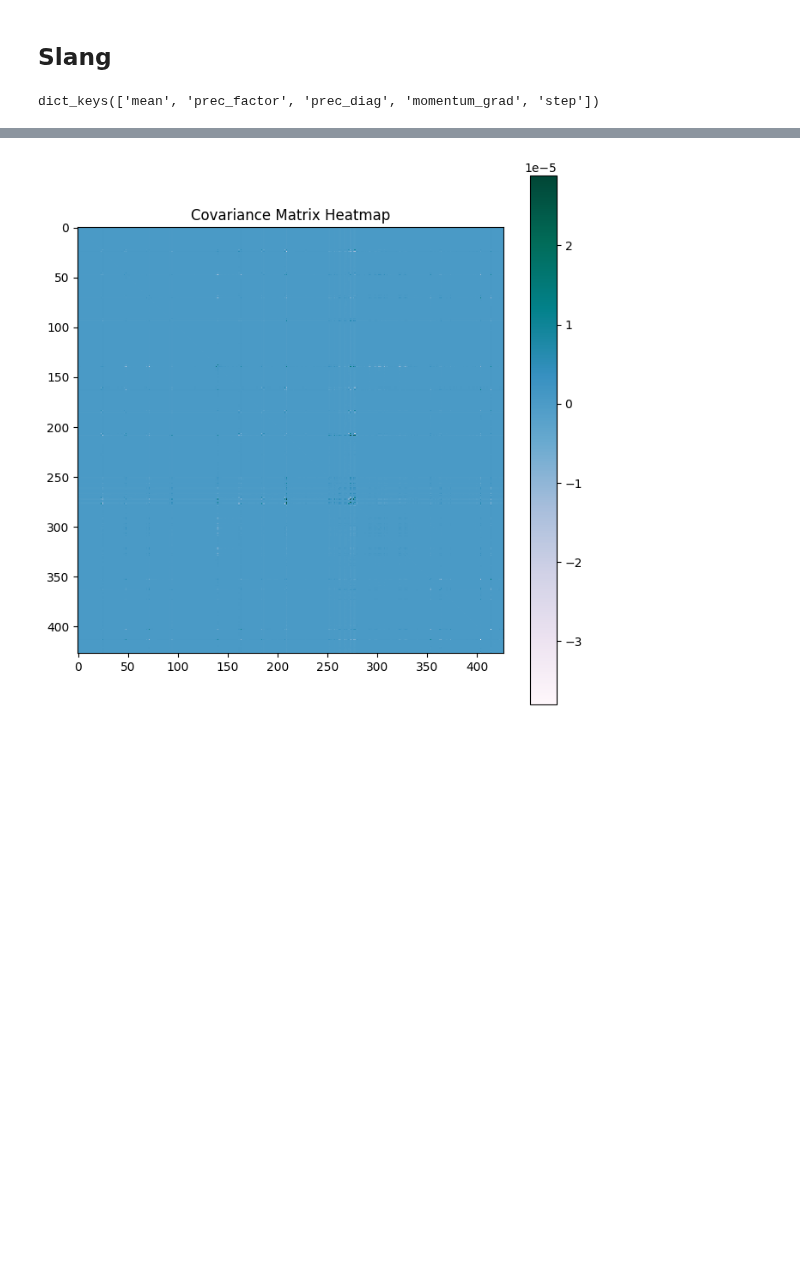
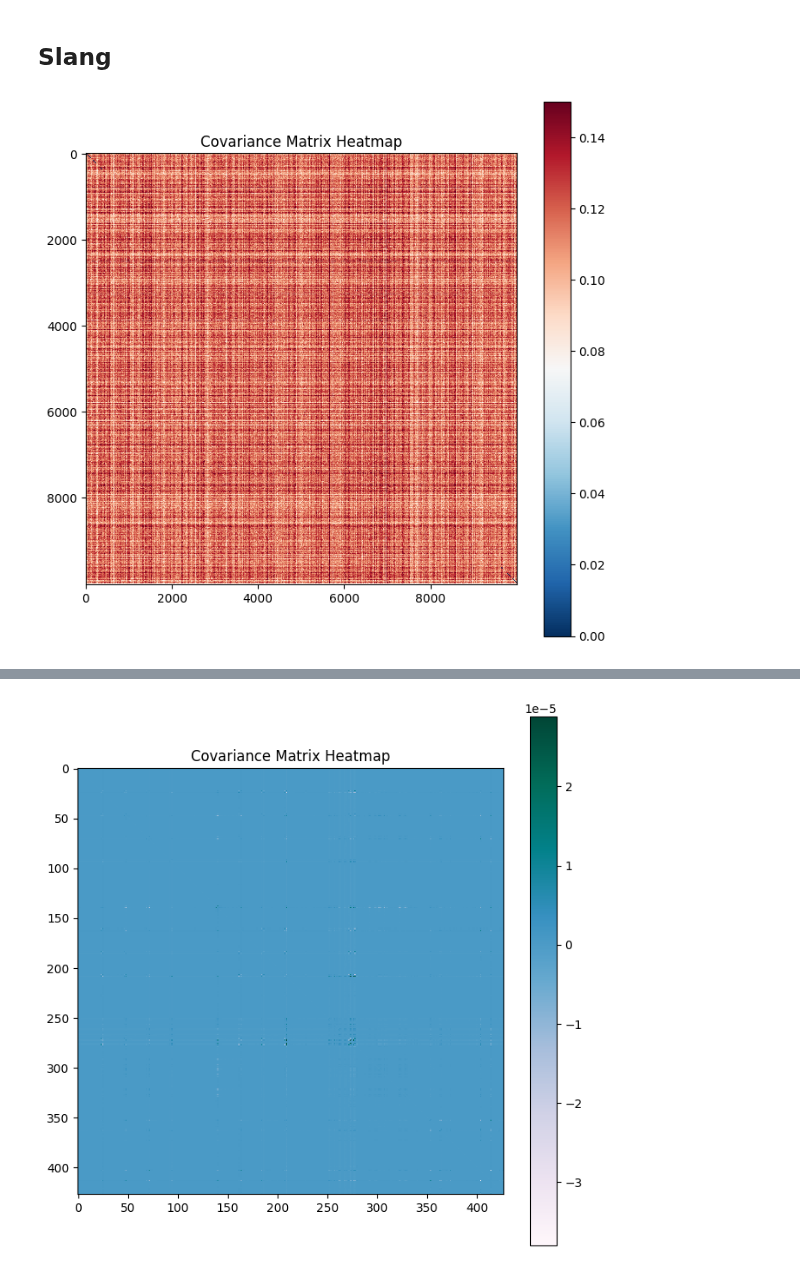
Before and after one commit to Marco-Gal/Bayesian-Neural-Network-Project, a Jupyter notebook: Boston Dataset Experiments/Obesity/Posterior Plotting/Making posterior plot.ipynb, the cells around one changed output, grey strips where cells are left out. Saved outputs shown, nothing was run; the diff lists cells and outputs as text; code cells hidden in the pictures; blank space fills up the shorter version.

```diff
--- a/Boston Dataset Experiments/Obesity/Posterior Plotting/Making posterior plot.ipynb
+++ b/Boston Dataset Experiments/Obesity/Posterior Plotting/Making posterior plot.ipynb
@@ -267,5 +263,6 @@ with open('SLANG_Results.pkl', 'rb') as f:
 
 # Now `slang_results` contains the object loaded from the pickle file
 slang_results['optimizer']['state'].keys()
+param_means = slang_results['optimizer']['state']['mean']
+prec_factor = slang_results['optimizer']['state']['prec_factor']
+prec_diag = slang_results['optimizer']['state']['prec_diag']
-# %% [output]
-dict_keys(['mean', 'prec_factor', 'prec_diag', 'momentum_grad', 'step'])
@@ -272 +286,40 @@ dict_keys(['mean', 'prec_factor', 'prec_diag', 'momentum_grad', 'step'])
+# %%
+def invFactMult(U, d, x):
+    r"""Computes :math:`Cx` where :math:`CC^\top = (UU^\top + diag(d))^{-1}`
+
+    Arguments:
+        U (Tensor): a low-rank matrix of size [n x k]
+        d (Tensor): a vector ([n x 1] Tensor) representing the diagonal
+        x (Tensor): size [n x d]
+    """
+    d_sqrt = torch.sqrt(d)
+    V = U/d_sqrt
+
+    K, V = factCore(V)
+
+    dirInv = torch.inverse(torch.inverse(K.t()) + V.t() @ V) @ (V.t() @ x)
+    return (x - V @ dirInv)/d_sqrt
+# %%
+def rsample(mean, prec_factor, prec_diag, n_samples=1):
+    eps = torch.randn((mean.shape[0], n_samples))
+
+    return mean.view(-1,1) + invFactMult(prec_factor, prec_diag, eps)
+# %%
+samples = rsample(param_means, prec_factor, prec_diag, 10000)
+# %%
+cov_matrix_slang = torch.cov(samples.T)
+cov_matrix_slang.fill_diagonal_(0)
+
+cov_matrix = cov_matrix_slang.detach().cpu().numpy()
+threshold = 0.15
+clipped_cov_matrix = np.clip(cov_matrix, -threshold, threshold)
+
+# cov_matrix[330:350,330:350] = np.zeros((20,20))
+plt.figure(figsize=(8, 8))
+plt.imshow((clipped_cov_matrix), cmap='RdBu_r', interpolation='nearest',vmin=np.min(clipped_cov_matrix), vmax=np.max(clipped_cov_matrix))
+plt.colorbar()
+plt.title("Covariance Matrix Heatmap")
+plt.show()
+# %% [output]
+[figure, added]
 # %%
```
Also changed, not shown: parts of 12 cells of this notebook, 5 other files.
